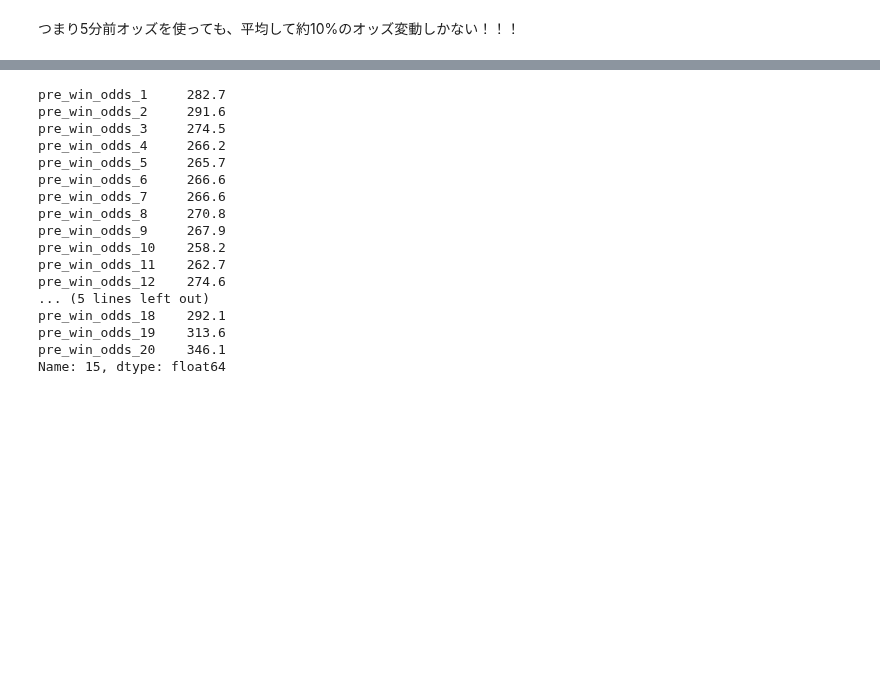
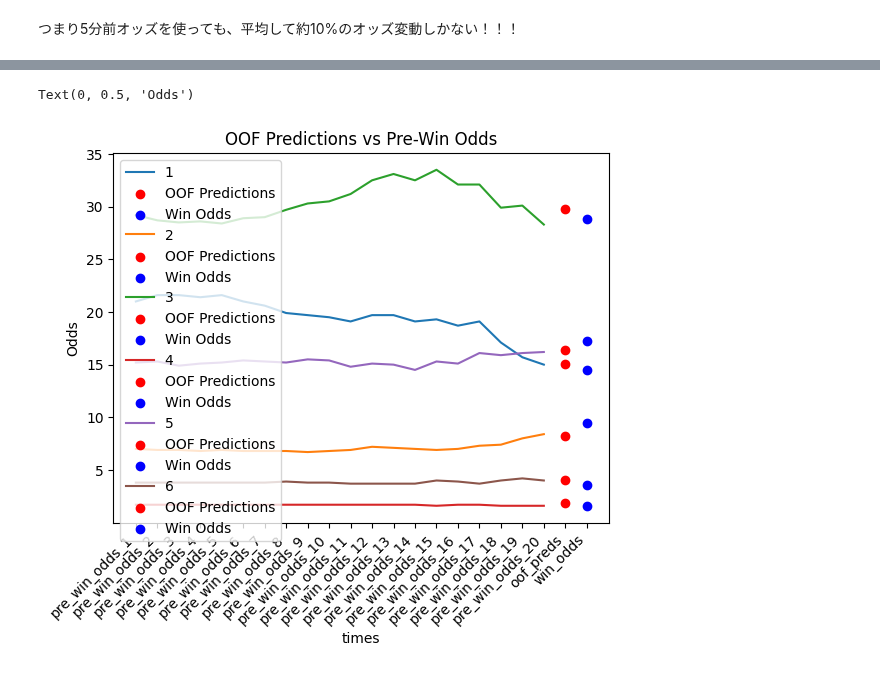
Before and after one commit to NaganagaKen/HORSE_RACING, a Jupyter notebook: Notebook/test.ipynb, the cells around one changed output, grey strips where cells are left out. Cells and saved outputs as stored; diff of their text form; code cells hidden in the pictures; blank space fills up the shorter version.

```diff
--- a/Notebook/test.ipynb
+++ b/Notebook/test.ipynb
@@ -274,8 +283,16 @@ df4 = df3.copy()
 df4["oof_preds"] = oof_preds
 # %%
 race_data = df4.iloc[:16, :]
+race_data = race_data[race_data["win_odds"] < 30]
+display(race_data.head())
 for i in range(len(race_data)):
     horse_data = race_data.iloc[i, 2:-2]
-    plt.plot()
-horse_data
+    plt.plot(horse_data.index, horse_data.values, label=f"{i+1}")
+    plt.scatter("oof_preds", race_data.iloc[i,-1], color="red", label="OOF Predictions")
+    plt.scatter("win_odds", race_data.iloc[i, -2], color="blue", label="Win Odds")
+plt.xticks(rotation=45, ha="right")
+plt.legend(loc="upper left")
+plt.title("OOF Predictions vs Pre-Win Odds")
+plt.xlabel("times")
+plt.ylabel("Odds")
 # %% [output]
@@ -282,17 +305,2 @@ horse_data
-pre_win_odds_1     282.7
-pre_win_odds_2     291.6
-pre_win_odds_3     274.5
-pre_win_odds_4     266.2
-pre_win_odds_5     265.7
-pre_win_odds_6     266.6
-pre_win_odds_7     266.6
-pre_win_odds_8     270.8
-pre_win_odds_9     267.9
-pre_win_odds_10    258.2
-pre_win_odds_11    262.7
-pre_win_odds_12    274.6
-... (5 lines left out)
-pre_win_odds_18    292.1
-pre_win_odds_19    313.6
-pre_win_odds_20    346.1
-Name: 15, dtype: float64
+Text(0, 0.5, 'Odds')
+[figure, added]
```
Also changed, not shown: parts of 2 cells of this notebook.
